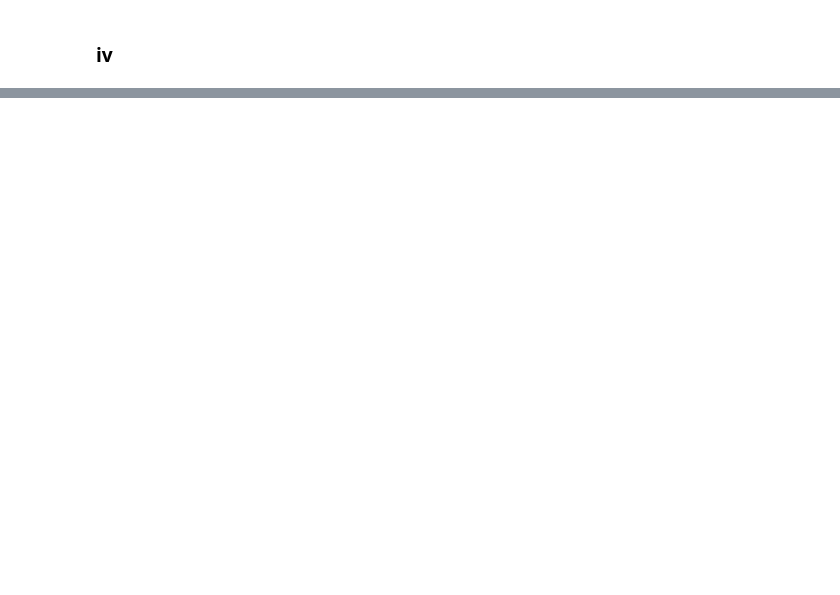
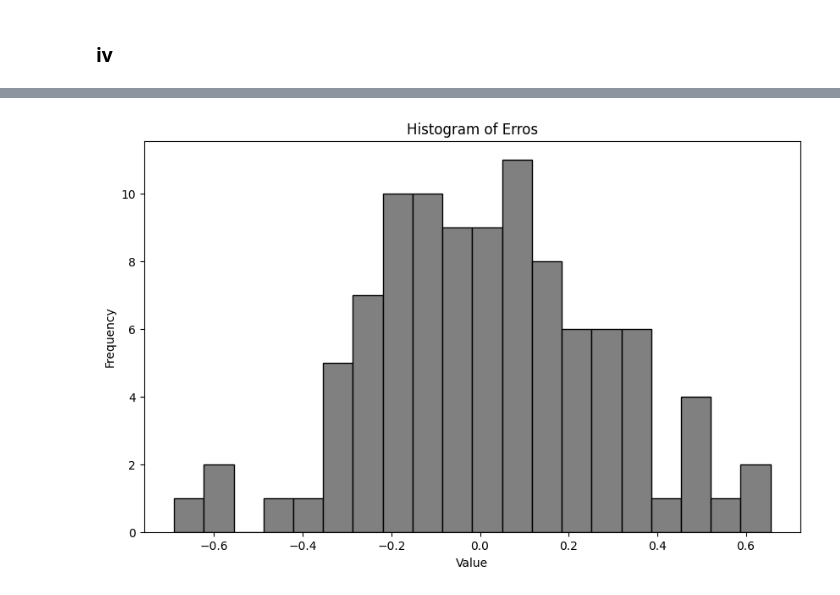
Before and after one commit to pedrobahia7/list01_ml_impa, a Jupyter notebook: list01.ipynb, the cells around one changed output, grey strips where cells are left out. Saved outputs shown, nothing was run; the diff lists cells and outputs as text; code cells hidden in the pictures; blank space fills up the shorter version.

```diff
--- a/list01.ipynb
+++ b/list01.ipynb
@@ -118,0 +303,9 @@ array([[4.85287340e-07, 2.32865227e-07],
+# %%
+plt.figure(figsize=(10,6))
+plt.hist(epsilon, bins=20, color='gray', edgecolor='black')
+plt.xlabel('Value')
+plt.ylabel('Frequency')
+plt.title('Histogram of Erros')
+plt.show()
+# %% [output]
+[figure, added]
```
Also changed, not shown: parts of 21 cells of this notebook.
